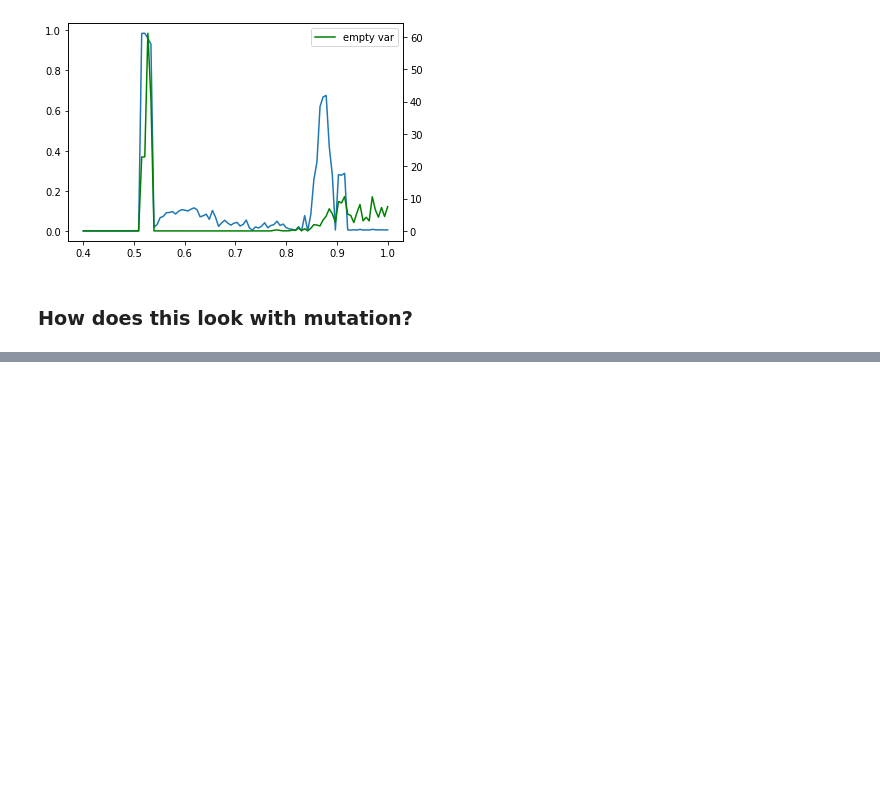
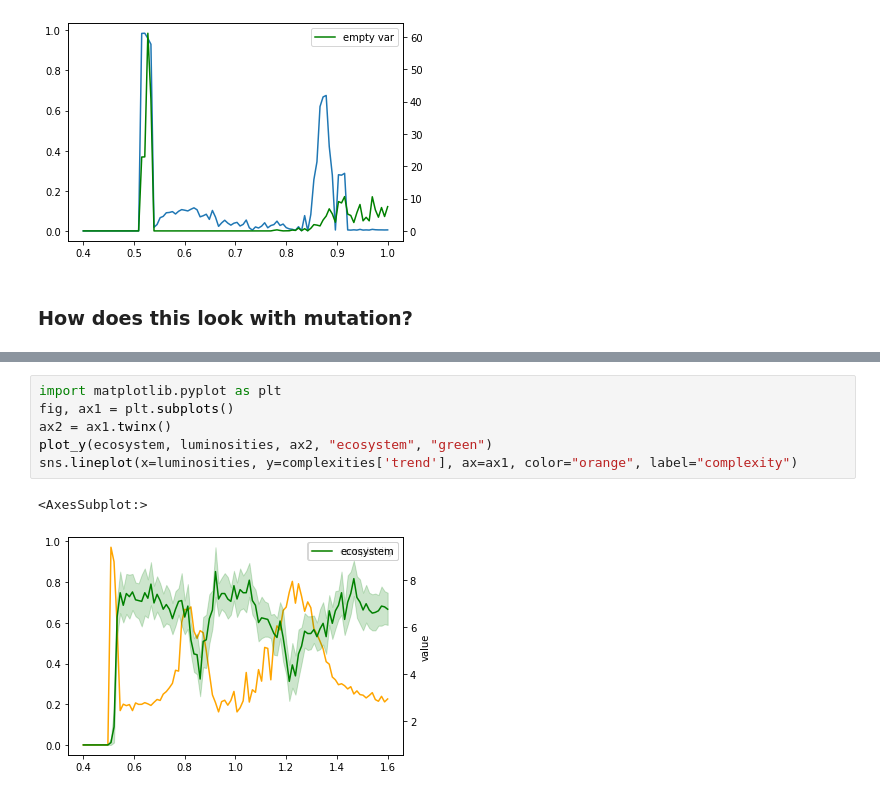
Before and after one commit to timjdavey/incoherence, a Jupyter notebook: notebooks/Analysis Daisyworld.ipynb, the cells around one changed output, grey strips where cells are left out. Drawn from its saved outputs; the diff is of its cells as text; blank space fills up the shorter version.

```diff
--- a/notebooks/Analysis Daisyworld.ipynb
+++ b/notebooks/Analysis Daisyworld.ipynb
@@ -483,0 +544,9 @@ sns.lineplot(x=luminosities, y=complexities['trend'], ax=ax1)
+# %%
+import matplotlib.pyplot as plt
+fig, ax1 = plt.subplots()
+ax2 = ax1.twinx()
+plot_y(ecosystem, luminosities, ax2, "ecosystem", "green")
+sns.lineplot(x=luminosities, y=complexities['trend'], ax=ax1, color="orange", label="complexity")
+# %% [output]
+<AxesSubplot:>
+[figure, added]
```
Also changed, not shown: parts of 12 cells of this notebook, 7 other files.
